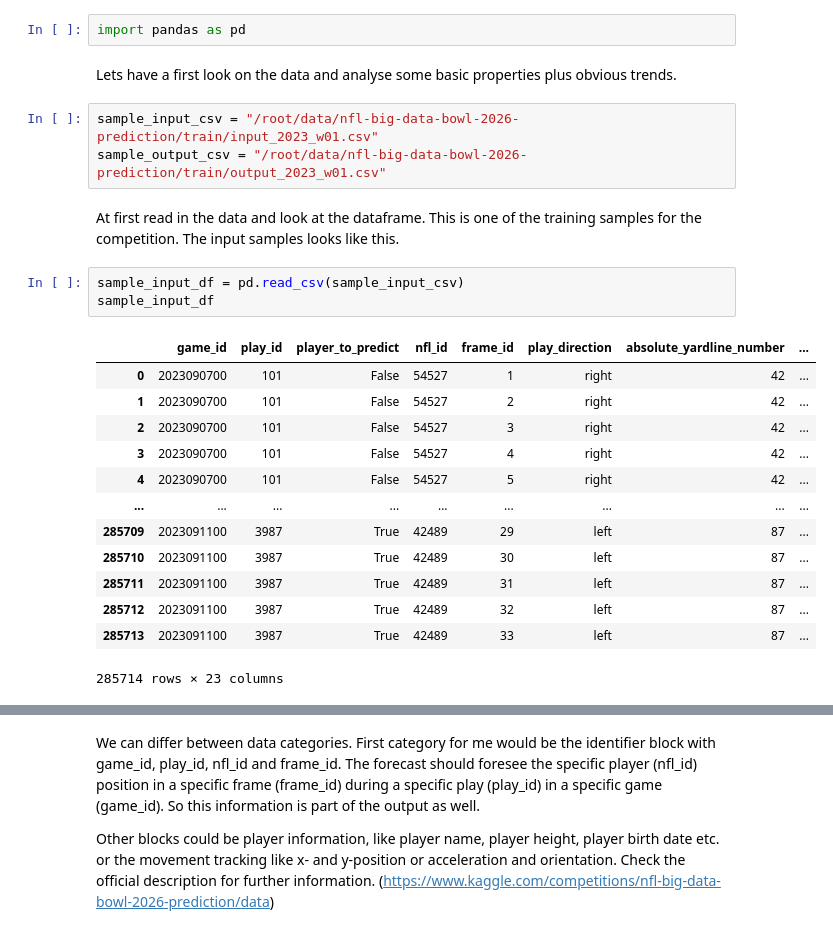
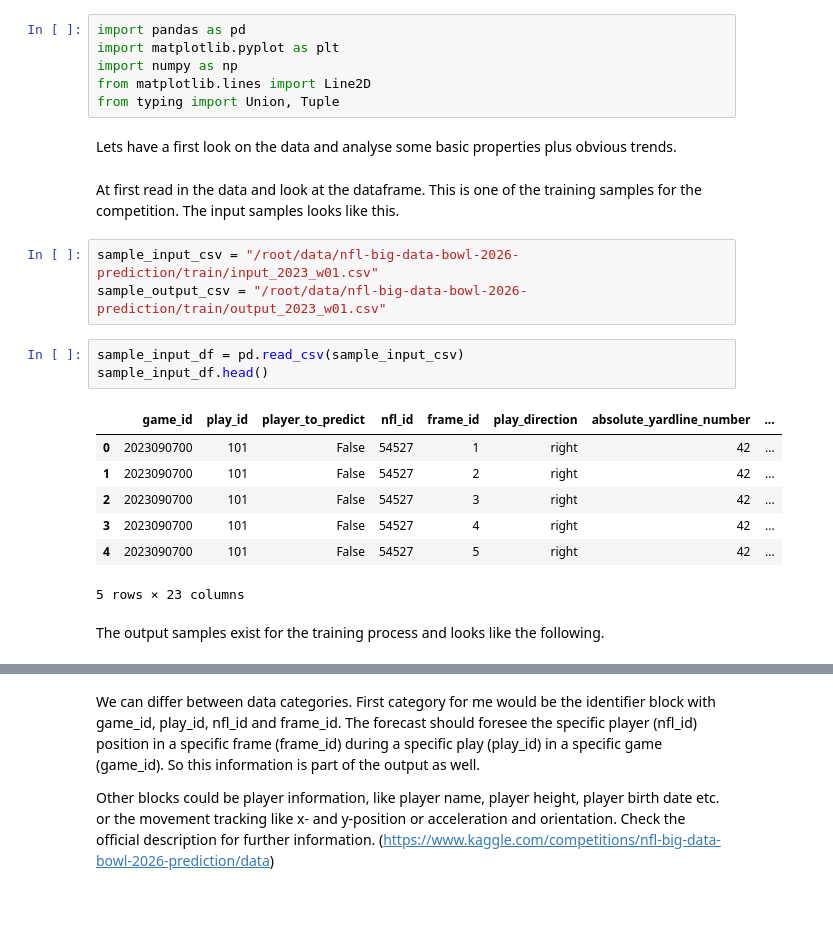
Before and after one commit to VirtualVale/04_kaggleNFL_trajectory_prediction, a Jupyter notebook: datawatch.ipynb, the cells around one changed output, grey strips where cells are left out. Cells and saved outputs as stored; diff of their text form; blank space fills up the shorter version.

```diff
--- a/datawatch.ipynb
+++ b/datawatch.ipynb
@@ -1,28 +1,28 @@
 # %%
 import pandas as pd
+import matplotlib.pyplot as plt
+import numpy as np
+from matplotlib.lines import Line2D
+from typing import Union, Tuple
 # %% [markdown]
 Lets have a first look on the data and analyse some basic properties plus obvious trends.
-# %%
-sample_input_csv = "/root/data/nfl-big-data-bowl-2026-prediction/train/input_2023_w01.csv"
-sample_output_csv = "/root/data/nfl-big-data-bowl-2026-prediction/train/output_2023_w01.csv"
 # %% [markdown]
 At first read in the data and look at the dataframe. This is one of the training samples for the competition. The input samples looks like this.
+# %%
+sample_input_csv = "/root/data/nfl-big-data-bowl-2026-prediction/train/input_2023_w01.csv"
+sample_output_csv = "/root/data/nfl-big-data-bowl-2026-prediction/train/output_2023_w01.csv"
 # %%
 sample_input_df = pd.read_csv(sample_input_csv)
-sample_input_df
+sample_input_df.head()
 # %% [output]
 |  | game_id | play_id | player_to_predict | nfl_id | frame_id | play_direction | absolute_yardline_number | ... |
 | 0 | 2023090700 | 101 | False | 54527 | 1 | right | 42 | ... |
 | 1 | 2023090700 | 101 | False | 54527 | 2 | right | 42 | ... |
 | 2 | 2023090700 | 101 | False | 54527 | 3 | right | 42 | ... |
 | 3 | 2023090700 | 101 | False | 54527 | 4 | right | 42 | ... |
 | 4 | 2023090700 | 101 | False | 54527 | 5 | right | 42 | ... |
-| ... | ... | ... | ... | ... | ... | ... | ... | ... |
-| 285709 | 2023091100 | 3987 | True | 42489 | 29 | left | 87 | ... |
-| 285710 | 2023091100 | 3987 | True | 42489 | 30 | left | 87 | ... |
-| 285711 | 2023091100 | 3987 | True | 42489 | 31 | left | 87 | ... |
-| 285712 | 2023091100 | 3987 | True | 42489 | 32 | left | 87 | ... |
-| 285713 | 2023091100 | 3987 | True | 42489 | 33 | left | 87 | ... |
-285714 rows × 23 columns
+5 rows × 23 columns
+# %% [markdown]
+The output samples exist for the training process and looks like the following.
 # %%
 sample_output_df = pd.read_csv(sample_output_csv)
```
Also changed, not shown: parts of 15 cells of this notebook, 2 other files.
